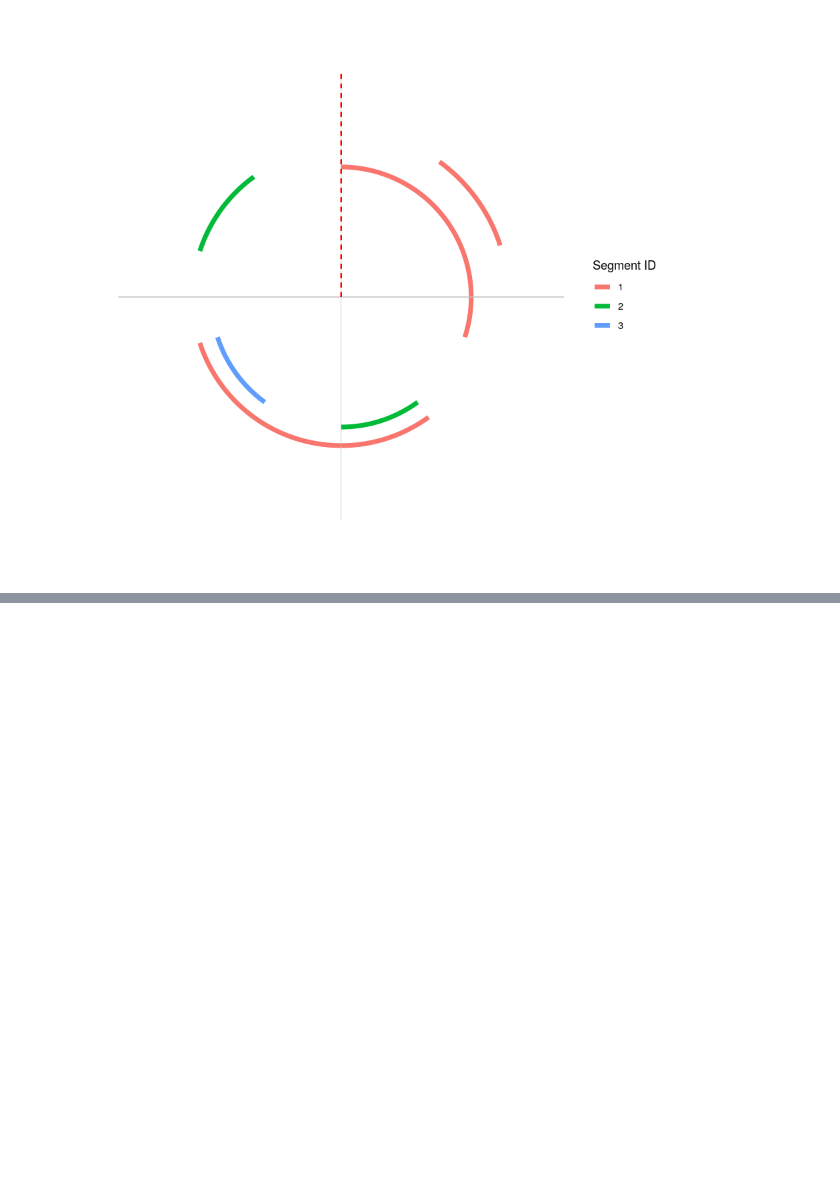
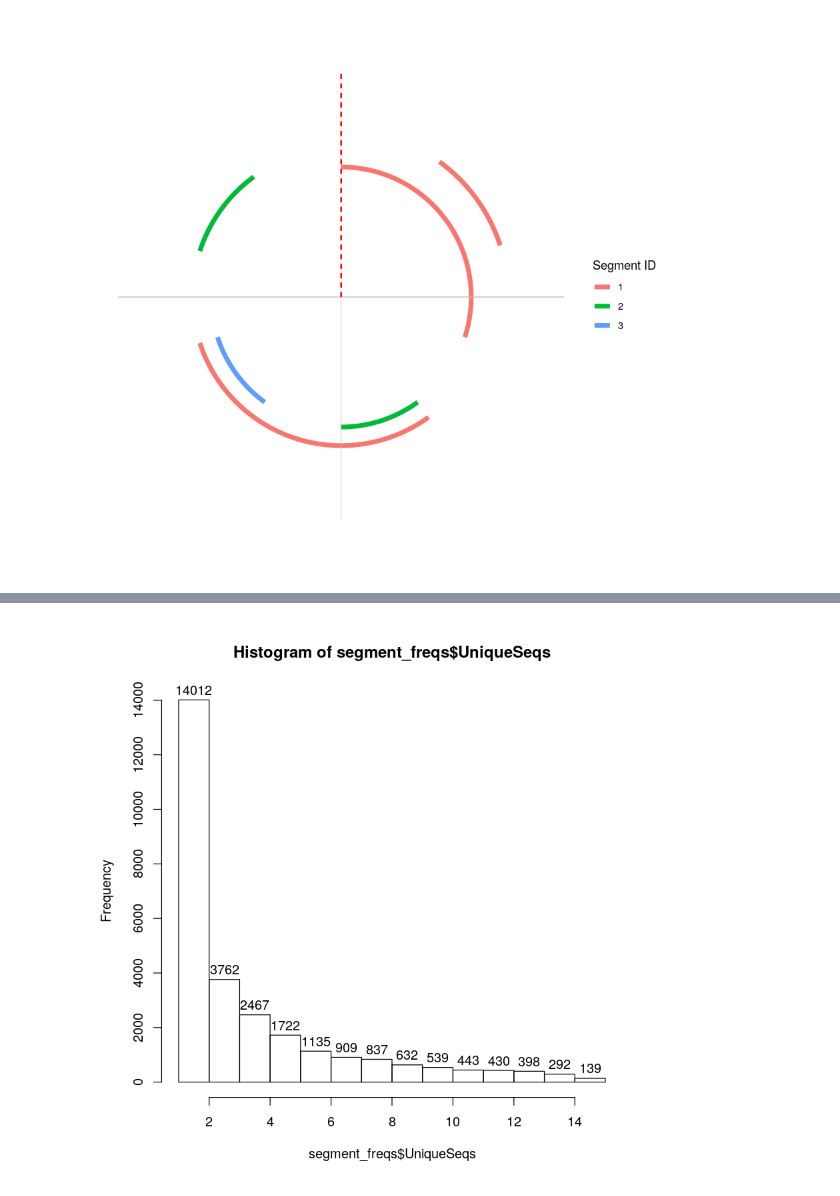
Before and after one commit to alex-bochkarev/bio-snippets, a Jupyter notebook: circles.ipynb, the cells around one changed output, grey strips where cells are left out. Cells and saved outputs as stored; diff of their text form; code cells hidden in the pictures; blank space fills up the shorter version.

Commit message:
incorporated real data

```diff
--- a/circles.ipynb
+++ b/circles.ipynb
@@ -7,7 +19,7 @@ library(tidyr)   ## (don't forget to install.packages('tidyverse'))
 ## Data pre-processing
 To feed the data to `ggplot`/`ggforce`'s method `geom_arc` we need to clean it up in a certain way. Let us look at the raw data:
 # %%
-df = read.csv("./refs.xmfa.backbone",sep = "\t")
+df = read.csv("./data/refs.xmfa.backbone",sep = "\t")
 str(df)
 # %% [output]
 'data.frame':   27729 obs. of  30 variables:
@@ -71,0 +84,14 @@ Classes ‘tbl_df’, ‘tbl’ and 'data.frame':       415935 obs. of  4 variab
+# %%
+# load sequence IDs from a separate file
+# WARNING: seq number is inferred from the line number!
+load_seq_IDs = function(filename){
+    gdf = read.csv(filename,sep = ",")
+    gdf$Genome_name = as.character(gdf$Genome_name)
+    gdf$Genome_id = as.character(gdf$Genome_id)
+    gdf$seq_id = paste("seq",0:(nrow(gdf)-1),sep="")
+    return(gdf)
+}
+
+## a quick load for debugging:
+gdf = load_seq_IDs("./data/genomes.csv")
+str(gdf)
@@ -130,2 +218,13 @@ draw_circles(dw)
 # %% [output]
 [figure]
+# %%
+## the real example
+## load and prepare the data
+tic()
+mydf = load_circle_data("./data/refs.xmfa.backbone","./data/genomes.csv")
+toc()
+
+## design the ggplot object
+tic()
+plt = draw_circles(mydf)
+toc()
@@ -131,0 +252,16 @@ draw_circles(dw)
+# %%
+segment_freqs = with(mydf,
+                        data.frame(
+                            tapply(seq_id, seg_id,
+                                   FUN=function(x) length(unique(x))
+                                   ))
+                    )
+segment_freqs$seg_id = rownames(segment_freqs)
+
+colnames(segment_freqs) = c("UniqueSeqs","seg_id")
+segment_freqs = segment_freqs[ order(segment_freqs$UniqueSeqs, decreasing = TRUE), ]
+# %%
+h <- hist(segment_freqs$UniqueSeqs)
+text(h$mids,h$counts,labels=h$counts, adj=c(0.5, -0.5))
+# %% [output]
+[figure, added]
```
Also changed, not shown: parts of 16 cells of this notebook, 5 other files.
